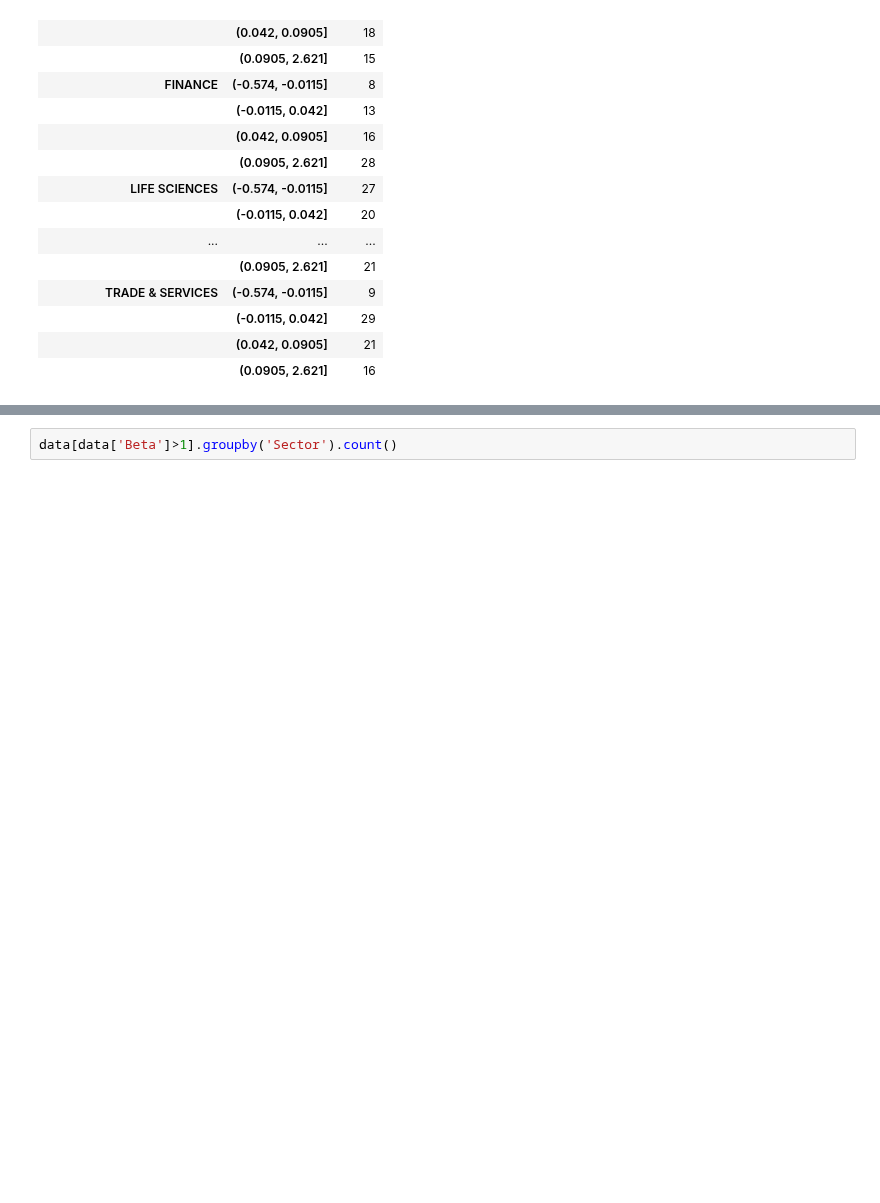
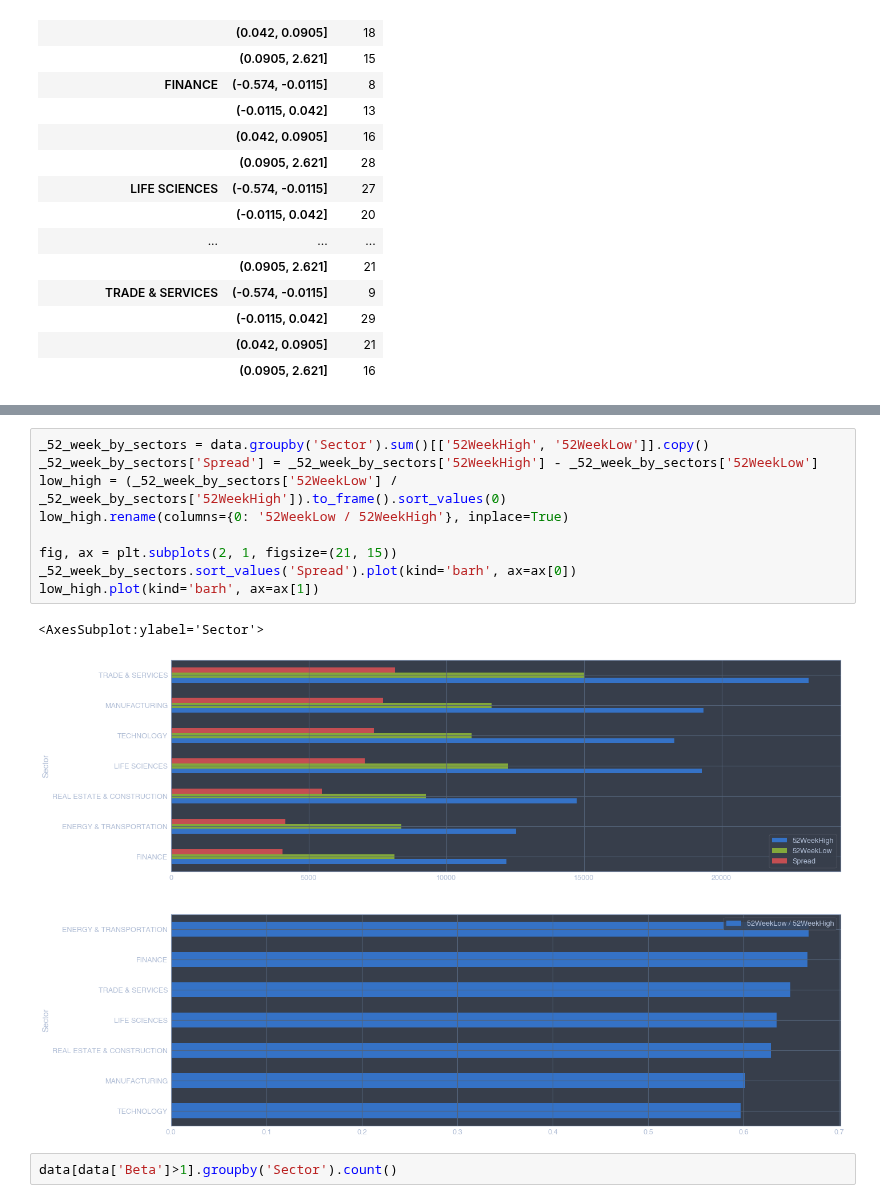
Before and after one commit to fadeeva/stock_market_research, a Jupyter notebook: Portfolio/Search_Review/Multiplicators.ipynb, the cells around one changed output, grey strips where cells are left out. Saved outputs shown, nothing was run; the diff lists cells and outputs as text; blank space fills up the shorter version.

```diff
--- a/Portfolio/Search_Review/Multiplicators.ipynb
+++ b/Portfolio/Search_Review/Multiplicators.ipynb
@@ -1484,3 +1517,15 @@ cat.groupby(['Sector', 'qrg_bins']).count()['Name'].to_frame()
+# %%
+_52_week_by_sectors = data.groupby('Sector').sum()[['52WeekHigh', '52WeekLow']].copy()
+_52_week_by_sectors['Spread'] = _52_week_by_sectors['52WeekHigh'] - _52_week_by_sectors['52WeekLow']
+low_high = (_52_week_by_sectors['52WeekLow'] / _52_week_by_sectors['52WeekHigh']).to_frame().sort_values(0)
+low_high.rename(columns={0: '52WeekLow / 52WeekHigh'}, inplace=True)
+
+fig, ax = plt.subplots(2, 1, figsize=(21, 15))
+_52_week_by_sectors.sort_values('Spread').plot(kind='barh', ax=ax[0])
+low_high.plot(kind='barh', ax=ax[1])
+# %% [output]
+<AxesSubplot:ylabel='Sector'>
+[figure, added]
 # %%
 data[data['Beta']>1].groupby('Sector').count()
 # %% [output]
```
Also changed, not shown: parts of 6 cells of this notebook.
